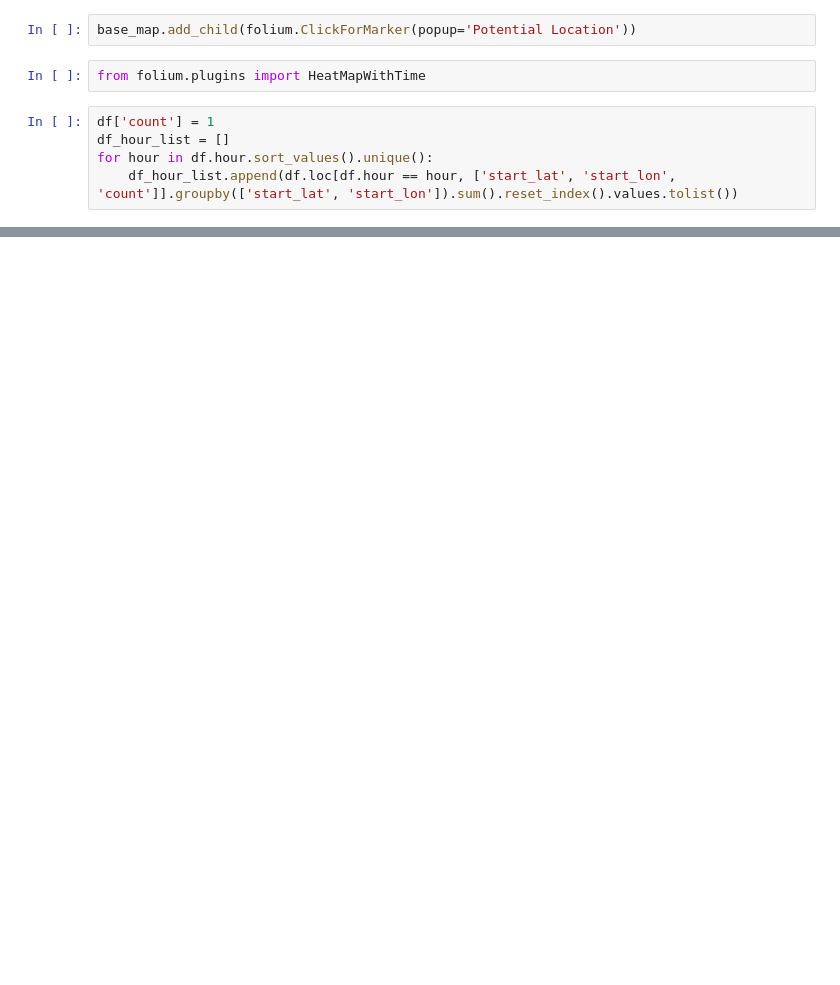
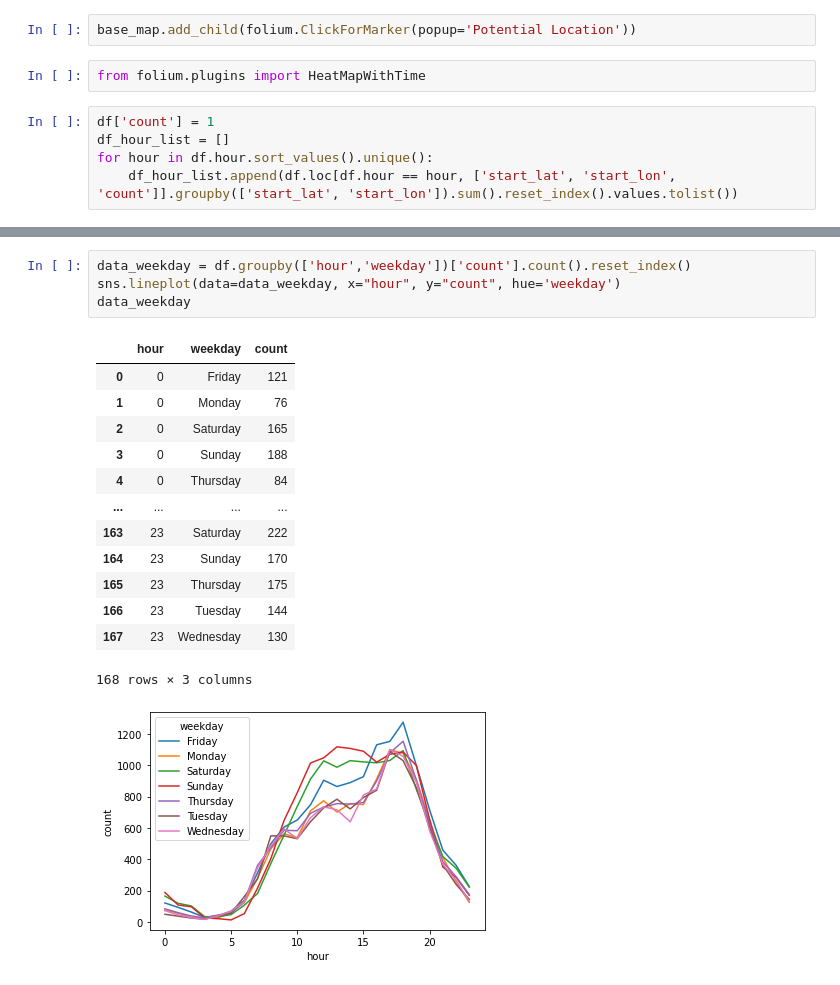
Before and after one commit to MohammadrezaMirzaei/BikeshareAnalysis, a Jupyter notebook: BikeshareAnalysis.ipynb, the cells around one changed output, grey strips where cells are left out. Cells and saved outputs as stored; diff of their text form; blank space fills up the shorter version.

```diff
--- a/BikeshareAnalysis.ipynb
+++ b/BikeshareAnalysis.ipynb
@@ -317,0 +196,19 @@ base_map
+# %%
+data_weekday = df.groupby(['hour','weekday'])['count'].count().reset_index()
+sns.lineplot(data=data_weekday, x="hour", y="count", hue='weekday')
+data_weekday
+# %% [output]
+|  | hour | weekday | count |
+| 0 | 0 | Friday | 121 |
+| 1 | 0 | Monday | 76 |
+| 2 | 0 | Saturday | 165 |
+| 3 | 0 | Sunday | 188 |
+| 4 | 0 | Thursday | 84 |
+| ... | ... | ... | ... |
+| 163 | 23 | Saturday | 222 |
+| 164 | 23 | Sunday | 170 |
+| 165 | 23 | Thursday | 175 |
+| 166 | 23 | Tuesday | 144 |
+| 167 | 23 | Wednesday | 130 |
+168 rows × 3 columns
+[figure, added]
```
Also changed, not shown: parts of 24 cells of this notebook.
